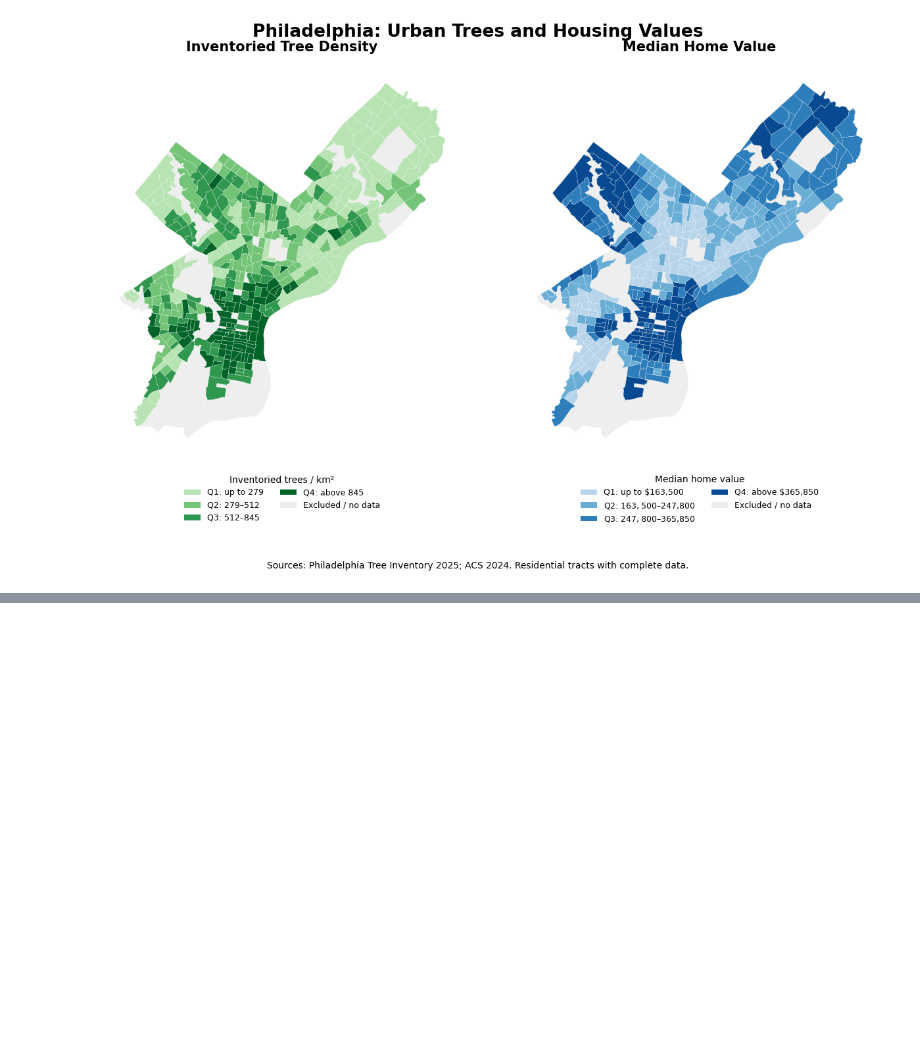
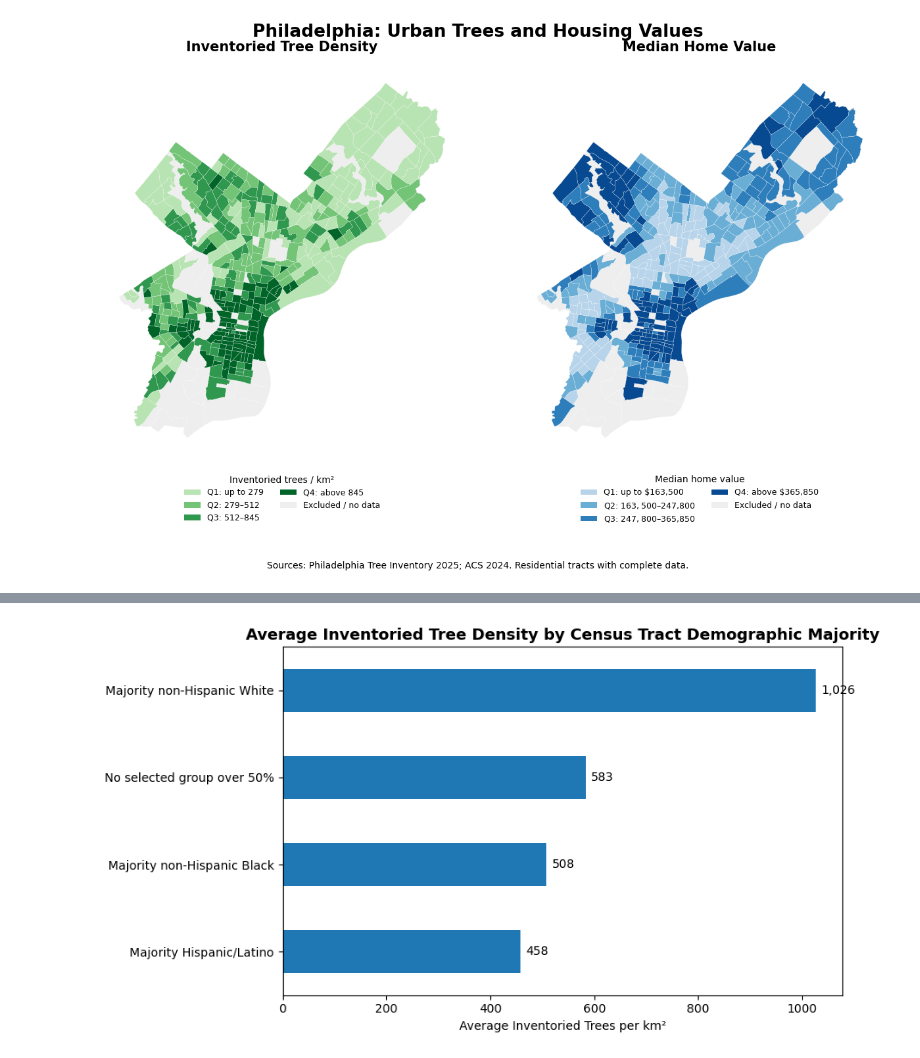
Before and after one commit to Ben-069/DataManPy, a Jupyter notebook: PS1.ipynb, the cells around one changed output, grey strips where cells are left out. Cells and saved outputs as stored; diff of their text form; code cells hidden in the pictures; blank space fills up the shorter version.

```diff
--- a/PS1.ipynb
+++ b/PS1.ipynb
@@ -1054,0 +1301,6 @@ For this piece of my project I am plannig using data from https://www.latinobaro
+# %%
+#LETS RECODE: DEMOGRAPHIC MAJORITY GROUP
+conditions = [ps2_data["pct_hispanic"] > 50,ps2_data["pct_nonhisp_black"] > 50,ps2_data["pct_nonhisp_white"] > 50]
+choices = ["Majority Hispanic/Latino","Majority non-Hispanic Black","Majority non-Hispanic White"]
+ps2_data["demographic_majority"] = np.select(conditions, choices, default="No selected group over 50%")
+print(ps2_data["demographic_majority"].value_counts())
@@ -1054,0 +1314,11 @@ For this piece of my project I am plannig using data from https://www.latinobaro
+# %%
+#NOW LESTS SEE TREE DENSITY BY DEMOGRAPHIC MAJORITY
+demographic_tree_summary = (ps2_data.groupby("demographic_majority")
+.agg(number_of_tracts=("GEOID", "count"),
+        average_tree_density=("trees_per_km2", "mean"),
+        median_tree_density=("trees_per_km2", "median"),
+        average_income=("median_income", "mean"),
+        average_poverty=("poverty_rate", "mean"),
+        average_home_value=("median_home_value", "mean")).round(2).sort_values(
+        "average_tree_density",ascending=False))
+demographic_tree_summary
@@ -1054,0 +1332,20 @@ For this piece of my project I am plannig using data from https://www.latinobaro
+# %%
+# SUPER FANCY BAR CHART OF TREE DENSITY BY DEMOGRAPHIC MAJORITY
+
+import matplotlib.pyplot as plt
+plot_demo = (demographic_tree_summary .sort_values("average_tree_density"))
+ax = plot_demo["average_tree_density"].plot(
+    kind="barh",figsize=(9, 5))
+ax.set_title(
+    "Average Inventoried Tree Density by Census Tract Demographic Majority",
+    fontsize=13,
+    fontweight="bold")
+ax.set_xlabel("Average Inventoried Trees per km²")
+ax.set_ylabel("")
+#for labeling at the end of bars
+for i, value in enumerate(plot_demo["average_tree_density"]):
+    ax.text(value + 10,i,f"{value:,.0f}",va="center")
+plt.tight_layout()
+plt.show()
+# %% [output]
+[figure, added]
```
Also changed, not shown: parts of 36 cells of this notebook.
